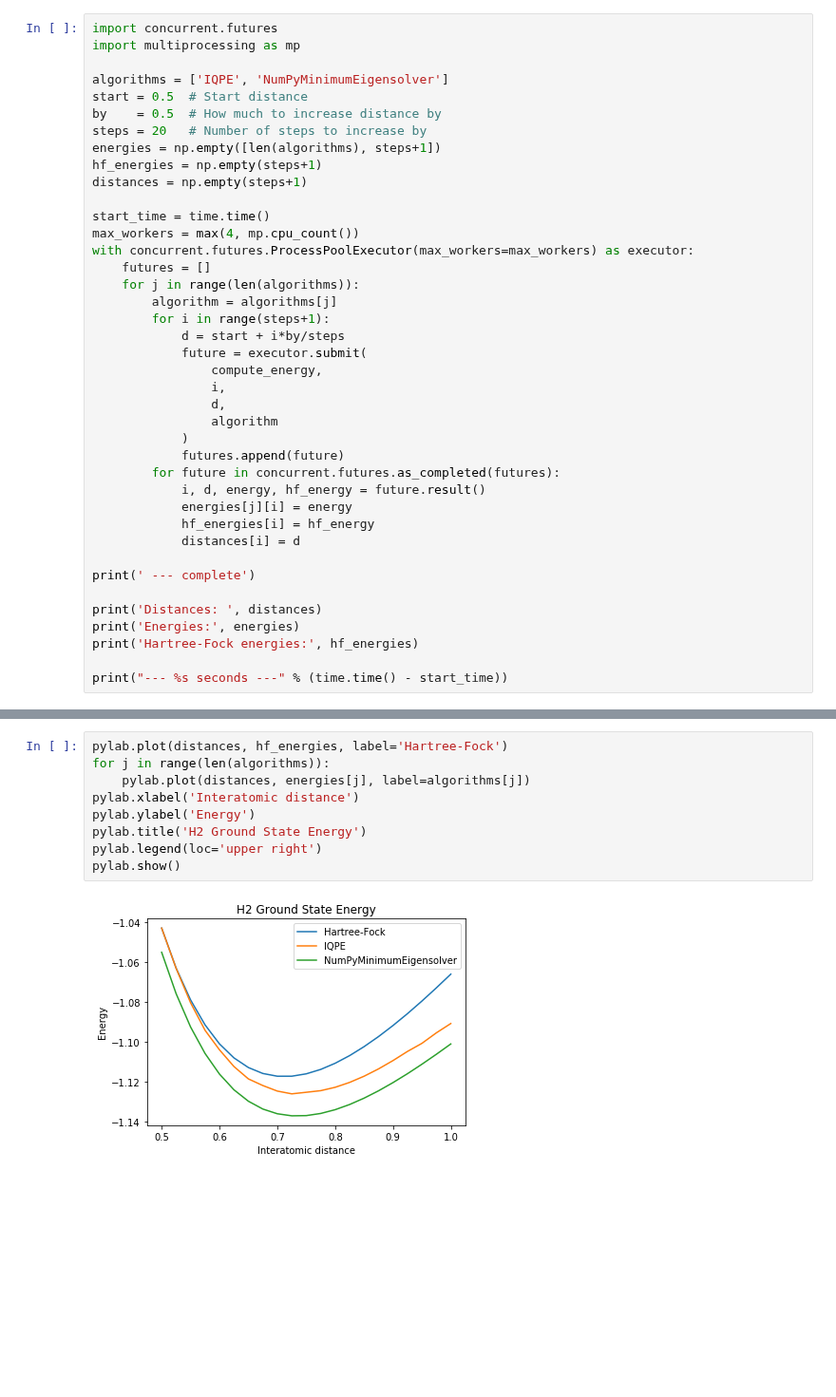
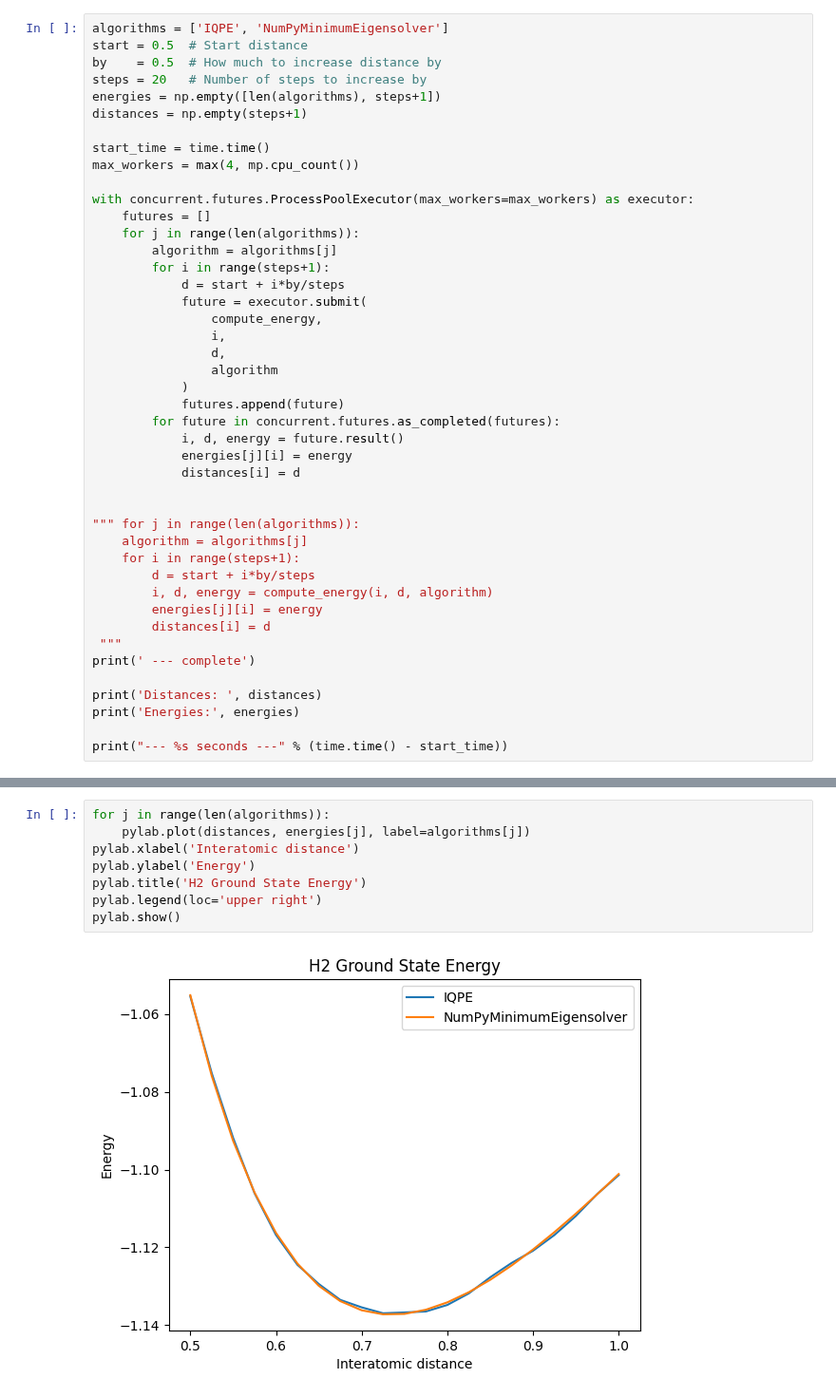
Before and after one commit to qiskit-community/qiskit-community-tutorials, a Jupyter notebook: chemistry/h2_iqpe.ipynb, the cells around one changed output, grey strips where cells are left out. Shown at 95% size. Cells and saved outputs as stored; diff of their text form; blank space fills up the shorter version.

```diff
--- a/chemistry/h2_iqpe.ipynb
+++ b/chemistry/h2_iqpe.ipynb
@@ -64,17 +67,14 @@ Next we set up the experiment to compute H2 ground energies for a range of inter
 # %%
-import concurrent.futures
-import multiprocessing as mp
-
 algorithms = ['IQPE', 'NumPyMinimumEigensolver']
 start = 0.5  # Start distance
 by    = 0.5  # How much to increase distance by
 steps = 20   # Number of steps to increase by
 energies = np.empty([len(algorithms), steps+1])
-hf_energies = np.empty(steps+1)
 distances = np.empty(steps+1)
 
 start_time = time.time()
 max_workers = max(4, mp.cpu_count())
+
 with concurrent.futures.ProcessPoolExecutor(max_workers=max_workers) as executor:
     futures = []
     for j in range(len(algorithms)):
@@ -89,16 +89,23 @@ with concurrent.futures.ProcessPoolExecutor(max_workers=max_workers) as executor
             )
             futures.append(future)
         for future in concurrent.futures.as_completed(futures):
-            i, d, energy, hf_energy = future.result()
+            i, d, energy = future.result()
             energies[j][i] = energy
-            hf_energies[i] = hf_energy
             distances[i] = d
 
+
+""" for j in range(len(algorithms)):
+    algorithm = algorithms[j]
+    for i in range(steps+1):
+        d = start + i*by/steps
+        i, d, energy = compute_energy(i, d, algorithm)
+        energies[j][i] = energy
+        distances[i] = d
+ """
 print(' --- complete')
 
 print('Distances: ', distances)
 print('Energies:', energies)
-print('Hartree-Fock energies:', hf_energies)
 
 print("--- %s seconds ---" % (time.time() - start_time))
 # %% [output]
@@ -123,11 +124,10 @@ Finally we plot the results:
 # %%
-pylab.plot(distances, hf_energies, label='Hartree-Fock')
 for j in range(len(algorithms)):
     pylab.plot(distances, energies[j], label=algorithms[j])
 pylab.xlabel('Interatomic distance')
 pylab.ylabel('Energy')
 pylab.title('H2 Ground State Energy')
 pylab.legend(loc='upper right')
 pylab.show()
 # %% [output]
-[figure, old version]
+[figure, new version]
```
Also changed, not shown: parts of 8 cells of this notebook.
